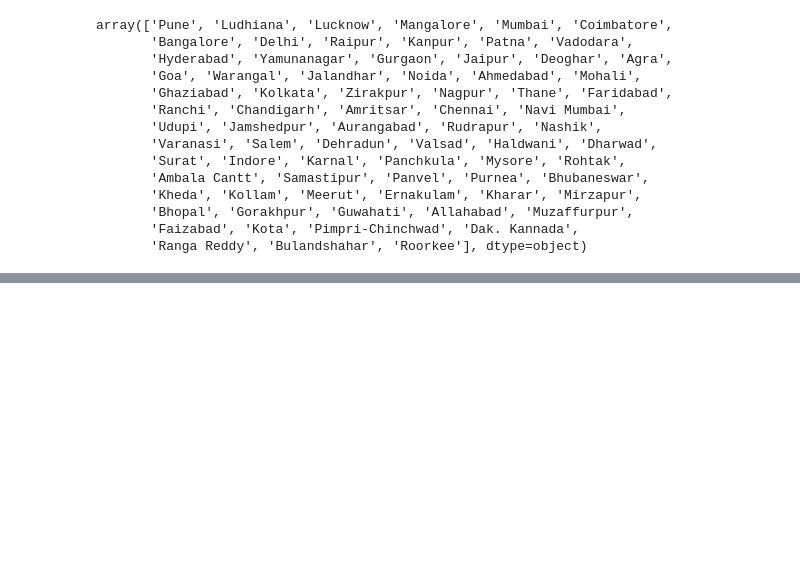
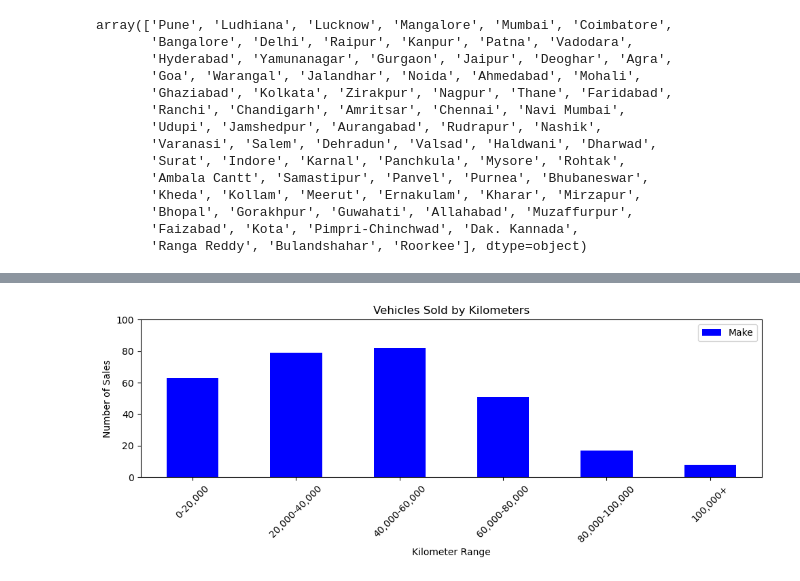
Before and after one commit to cassiegraf/project1, a Jupyter notebook: analysis/analysis.ipynb, the cells around one changed output, grey strips where cells are left out. Cells and saved outputs as stored; diff of their text form; code cells hidden in the pictures; blank space fills up the shorter version.

```diff
--- a/analysis/analysis.ipynb
+++ b/analysis/analysis.ipynb
@@ -96,0 +195,6 @@ clean_car.head()
+# %%
+bins=[0, 20000, 40000, 60000, 80000, 100000, 120000]
+group_names = ["0-20,000", "20,000-40,000", "40,000-60,000", "60,000-80,000", "80,000-100,000", "100,000+"]
+
+clean_car["Range"]=pd.cut(clean_car["Kilometer"], bins, labels=group_names)
+clean_car.head()
@@ -96,0 +214,3 @@ clean_car.head()
+# %%
+clean_car2 = clean_car.groupby(["Range"])["Make"].count()
+clean_car2
@@ -96,0 +226,3 @@ clean_car.head()
+# %%
+km_df = pd.DataFrame(clean_car2)
+km_df
@@ -96,0 +238,12 @@ clean_car.head()
+# %%
+km_bar = km_df.plot(kind="bar", facecolor='blue', figsize=(10,4),
+                        title = "Vehicles Sold by Kilometers",
+                        xlabel="Kilometer Range",
+                        ylabel="Number of Sales")
+plt.ylim(0, 100, 20)
+xticklabels=["0-20,000", "20,000-40,000", "40,000-60,000", "60,000-80,000", "80,000-100,000", "100,000+"]
+km_bar.set_xticklabels(xticklabels, rotation=45)
+plt.tight_layout()
+plt.savefig("../analysis/KilomBar.png", dpi=200)
+# %% [output]
+[figure, added]
```
Also changed, not shown: parts of 22 cells of this notebook, 5 other files.
